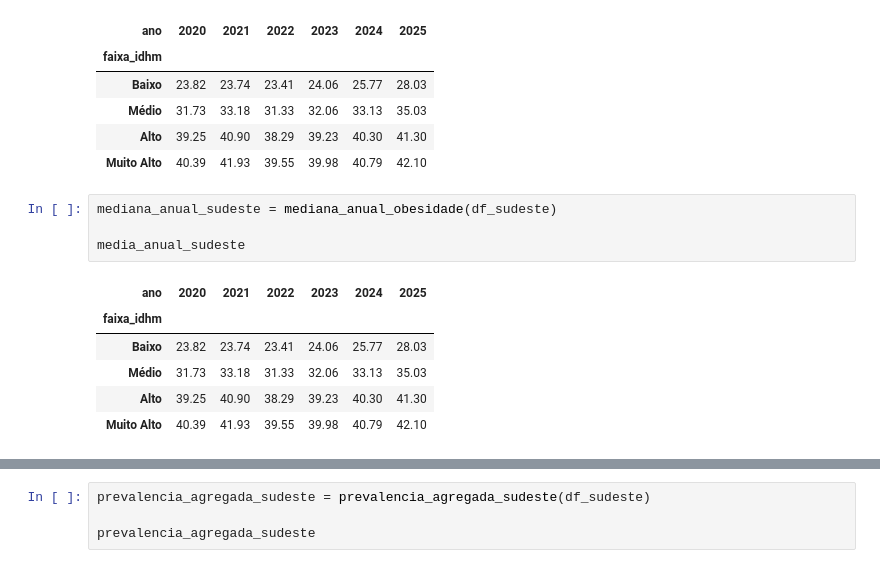
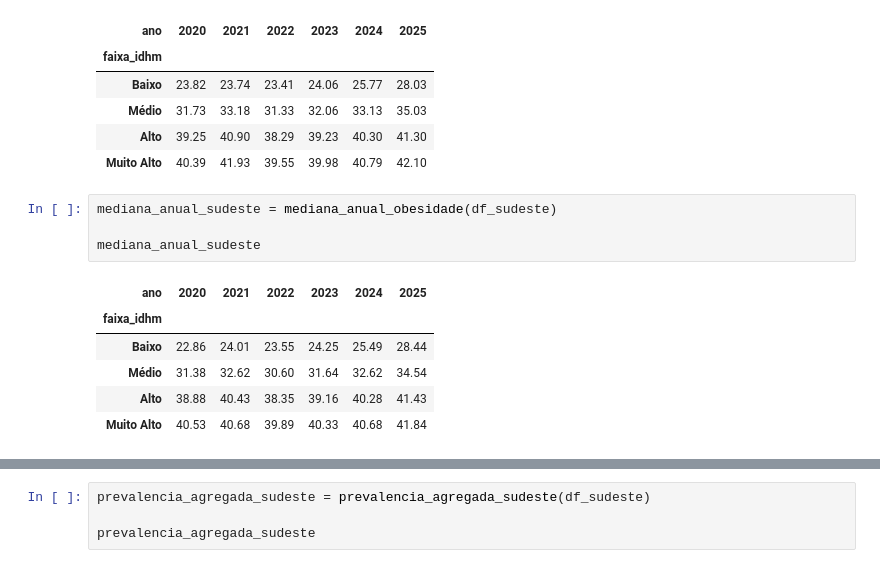
Before and after one commit to CrisEngComp/analise_obesidade_sudeste_brasileiro, a Jupyter notebook: analise_obesidade_funcoes.ipynb, the cells around one changed output, grey strips where cells are left out. Saved outputs shown, nothing was run; the diff lists cells and outputs as text.

```diff
--- a/analise_obesidade_funcoes.ipynb
+++ b/analise_obesidade_funcoes.ipynb
@@ -1572,11 +1576,11 @@ media_anual_sudeste
 # %%
 mediana_anual_sudeste = mediana_anual_obesidade(df_sudeste)
 
-media_anual_sudeste
+mediana_anual_sudeste
 # %% [output]
 | ano | 2020 | 2021 | 2022 | 2023 | 2024 | 2025 |
 | faixa_idhm |  |  |  |  |  |  |
-| Baixo | 23.82 | 23.74 | 23.41 | 24.06 | 25.77 | 28.03 |
-| Médio | 31.73 | 33.18 | 31.33 | 32.06 | 33.13 | 35.03 |
-| Alto | 39.25 | 40.90 | 38.29 | 39.23 | 40.30 | 41.30 |
-| Muito Alto | 40.39 | 41.93 | 39.55 | 39.98 | 40.79 | 42.10 |
+| Baixo | 22.86 | 24.01 | 23.55 | 24.25 | 25.49 | 28.44 |
+| Médio | 31.38 | 32.62 | 30.60 | 31.64 | 32.62 | 34.54 |
+| Alto | 38.88 | 40.43 | 38.35 | 39.16 | 40.28 | 41.43 |
+| Muito Alto | 40.53 | 40.68 | 39.89 | 40.33 | 40.68 | 41.84 |
```
Also changed, not shown: parts of 18 cells of this notebook.
